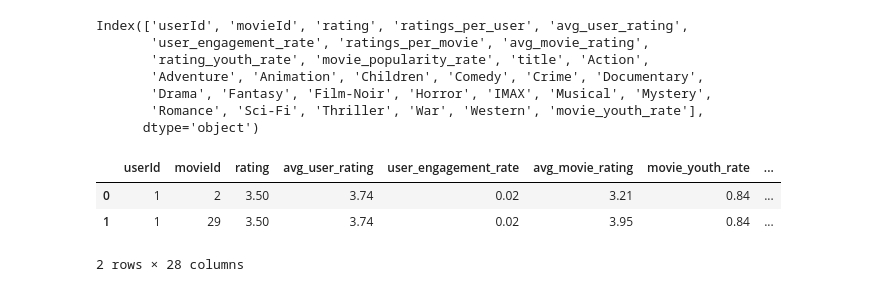
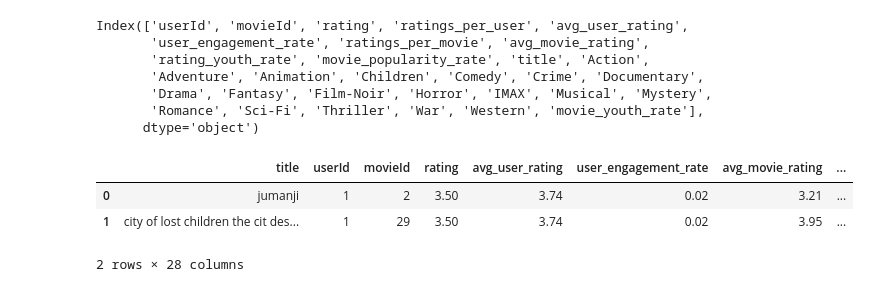
Before and after one commit to jcrigoni/grand_ml_project, a Jupyter notebook: Exploratory_Data_Analysis.ipynb, the cells around one changed output. Cells and saved outputs as stored; diff of their text form; code cells hidden in the pictures.

```diff
--- a/Exploratory_Data_Analysis.ipynb
+++ b/Exploratory_Data_Analysis.ipynb
@@ -533,18 +548,18 @@ Index(['userId', 'movieId', 'rating', 'ratings_per_user', 'avg_user_rating',
        'Romance', 'Sci-Fi', 'Thriller', 'War', 'Western', 'movie_youth_rate'],
       dtype='object')
 # %%
-ordered_columns = ['userId', 'movieId', 'rating', 'avg_user_rating',
+ordered_columns = ['title','userId', 'movieId', 'rating', 'avg_user_rating',
        'user_engagement_rate', 'avg_movie_rating','movie_youth_rate',
-       'movie_popularity_rate', 'title', 'Action',
+       'movie_popularity_rate', 'Action',
        'Adventure', 'Animation', 'Children', 'Comedy', 'Crime', 'Documentary',
        'Drama', 'Fantasy', 'Film-Noir', 'Horror', 'IMAX', 'Musical', 'Mystery',
        'Romance', 'Sci-Fi', 'Thriller', 'War', 'Western']
 
 df_combined = df_combined[ordered_columns]
 
 df_combined.head(2)
 # %% [output]
-|  | userId | movieId | rating | avg_user_rating | user_engagement_rate | avg_movie_rating | movie_youth_rate | ... |
-| 0 | 1 | 2 | 3.50 | 3.74 | 0.02 | 3.21 | 0.84 | ... |
-| 1 | 1 | 29 | 3.50 | 3.74 | 0.02 | 3.95 | 0.84 | ... |
+|  | title | userId | movieId | rating | avg_user_rating | user_engagement_rate | avg_movie_rating | ... |
+| 0 | jumanji | 1 | 2 | 3.50 | 3.74 | 0.02 | 3.21 | ... |
+| 1 | city of lost children the cit des... | 1 | 29 | 3.50 | 3.74 | 0.02 | 3.95 | ... |
 2 rows × 28 columns
```
Also changed, not shown: parts of 27 cells of this notebook.
